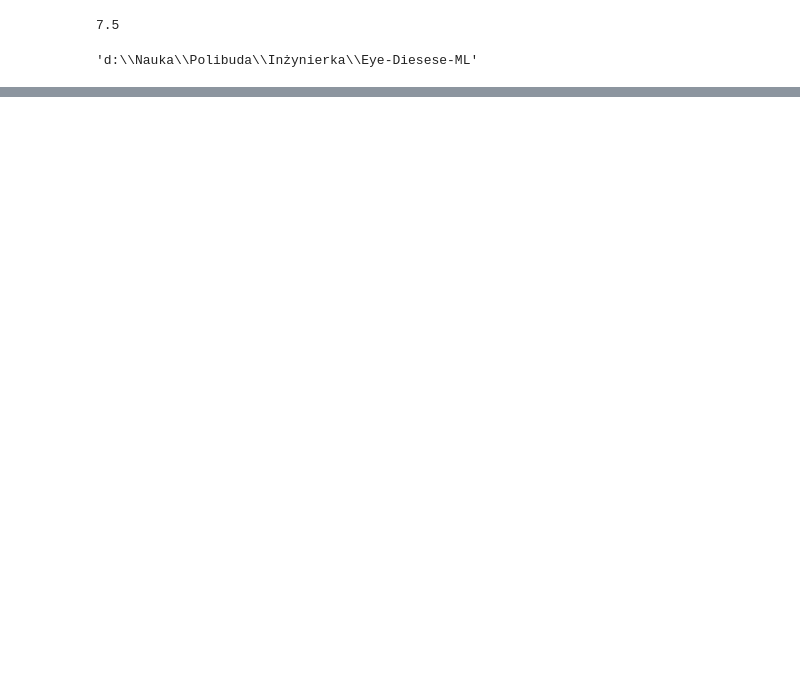
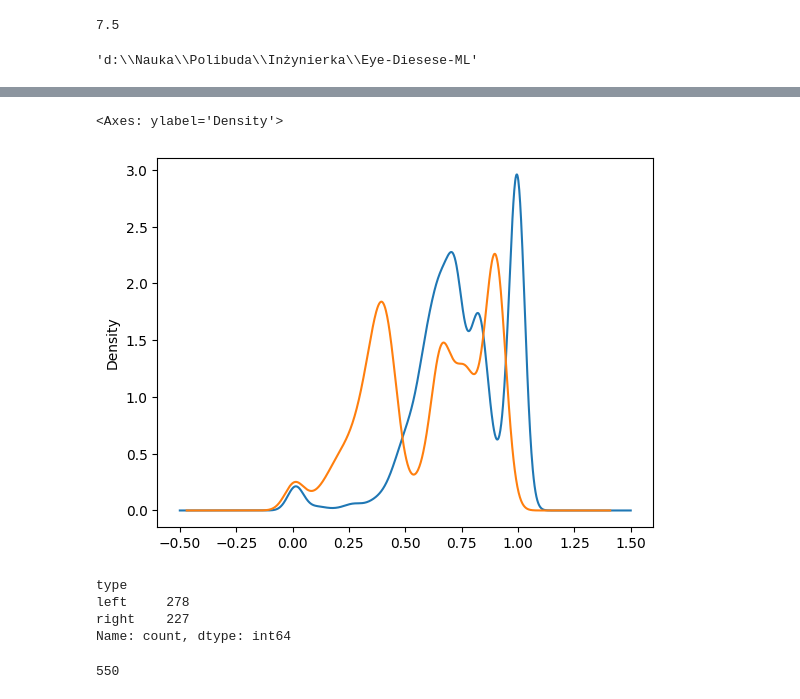
Before and after one commit to MaciejZajkowski/Eye-Diesese-ML, a Jupyter notebook: Preprocessing.ipynb, the cells around one changed output, grey strips where cells are left out. Cells and saved outputs as stored; diff of their text form; code cells hidden in the pictures; blank space fills up the shorter version.

```diff
--- a/Preprocessing.ipynb
+++ b/Preprocessing.ipynb
@@ -67,0 +20,13 @@ def preprocess_one_img(path:str,save_path:str):
+# %%
+dirs_i_want = []
+for root, dirs, files in os.walk("./data/train_data/"):
+        for file in files:
+            if file.endswith('jpeg'):
+                dirs_i_want.append(
+                    {'number': re.findall(r'\d+', file)[0],
+                     'path' : root+'/'+file,
+                     'filename' : file,
+                     'dir': root.split('/')[-1],
+                     'type' : file.split('_')[1].split('.')[0]})
+
+data_df = pd.DataFrame(dirs_i_want)
@@ -68,5 +231,11 @@ def preprocess_one_img(path:str,save_path:str):
 # %%
 dirs_i_want = []
-for root, dirs, files in os.walk("./data/"):
-    if any(file.endswith('png') for file in files:
-        dirs_i_want.append(root)
+for root, dirs, files in os.walk("./data/train_data/not_compressed_2"):
+        for file in files:
+            if file.endswith('jpeg'):
+                dirs_i_want.append(
+                    {'number': re.findall(r'\d+', file)[0],
+                     'path' : root+'/'+file,
+                     'type' : file.split('_')[1].split('.')[0]})
+
+data_df = pd.DataFrame(dirs_i_want)
@@ -72,0 +246,2 @@ for root, dirs, files in os.walk("./data/"):
+# %%
+data_df = pd.concat([data_df,pd.DataFrame(stats)],axis=1)
@@ -72,0 +250,18 @@ for root, dirs, files in os.walk("./data/"):
+# %%
+data_df.org_edge_0_norm_count.plot.density()
+data_df.crop_edge_0_norm_count.plot.density()
+#data_df.loc[data_df.crop_edge_median> 50].crop_edge_0_norm_count.plot.density()
+# %% [output]
+<Axes: ylabel='Density'>
+[figure, added]
+# %%
+data_df.loc[data_df['crop_edge_0_norm_count']<0.2].type.value_counts()
+# %% [output]
+type
+left     278
+right    227
+Name: count, dtype: int64
+# %%
+len(data_df.loc[data_df.crop_edge_median> 50])
+# %% [output]
+550
```
Also changed, not shown: parts of 34 cells of this notebook, 1 other file.
